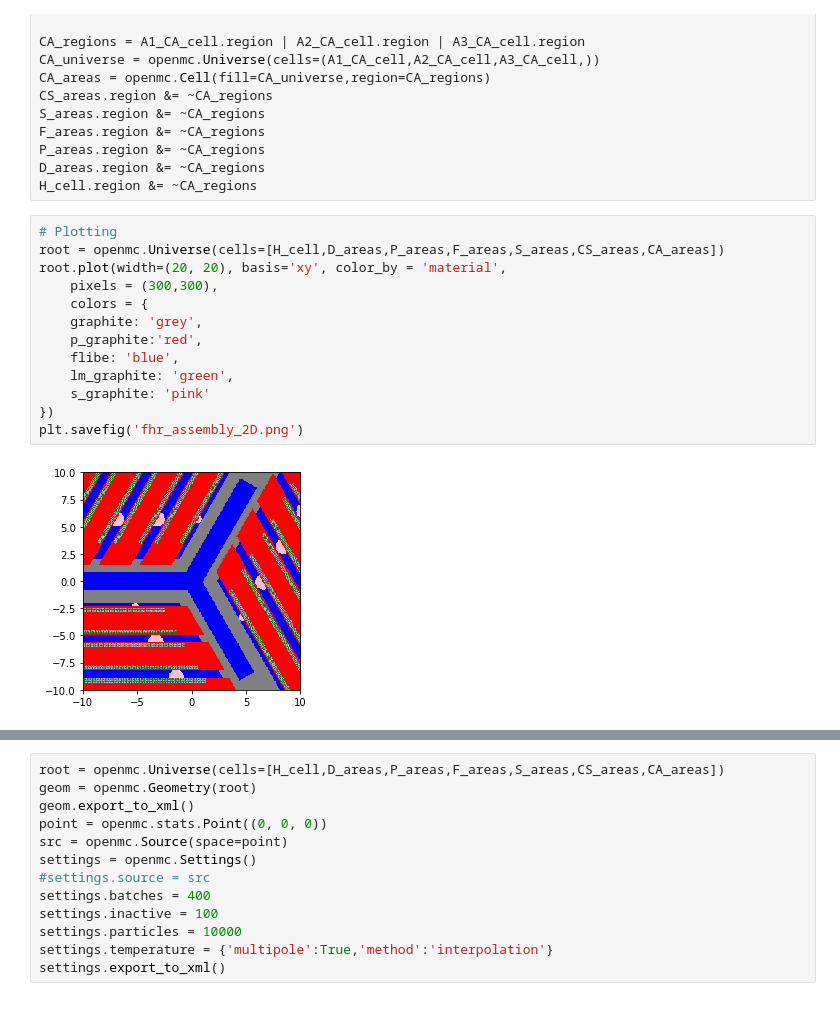
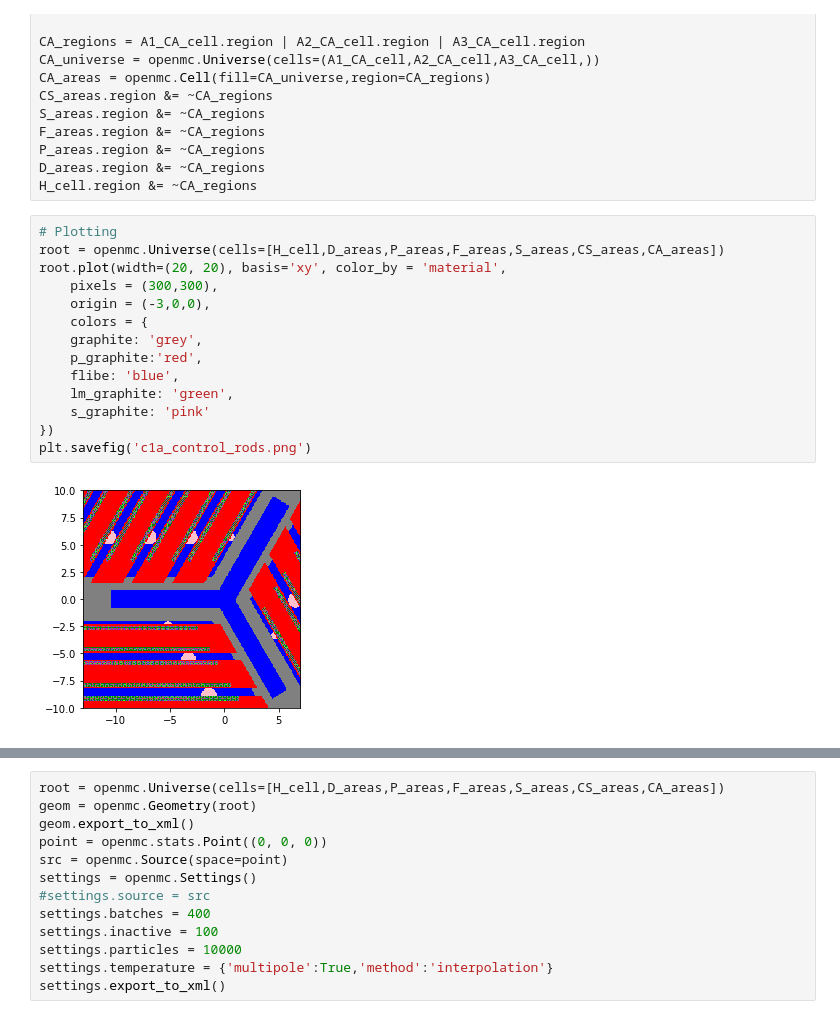
Before and after one commit to gwenchee/fhr-benchmark-depr, a Jupyter notebook: phase1a/case1a/case_1a.ipynb, the cells around one changed output, grey strips where cells are left out. Drawn from its saved outputs; the diff is of its cells as text.

```diff
--- a/phase1a/case1a/case_1a.ipynb
+++ b/phase1a/case1a/case_1a.ipynb
@@ -517,18 +517,19 @@ H_cell.region &= ~CA_regions
 # %%
 # Plotting
 root = openmc.Universe(cells=[H_cell,D_areas,P_areas,F_areas,S_areas,CS_areas,CA_areas])
 root.plot(width=(20, 20), basis='xy', color_by = 'material',
     pixels = (300,300),
+    origin = (-3,0,0),
     colors = {
     graphite: 'grey',
     p_graphite:'red',
     flibe: 'blue',
     lm_graphite: 'green',
     s_graphite: 'pink'
 })
-plt.savefig('fhr_assembly_2D.png')
+plt.savefig('c1a_control_rods.png')
 # %% [output]
-[figure, old version]
+[figure, new version]
 # %%
 # Plotting
 root = openmc.Universe(cells=[H_cell,D_areas,P_areas,F_areas,S_areas,CS_areas,CA_areas])
```
Also changed, not shown: parts of 7 cells of this notebook, 6 other files.
